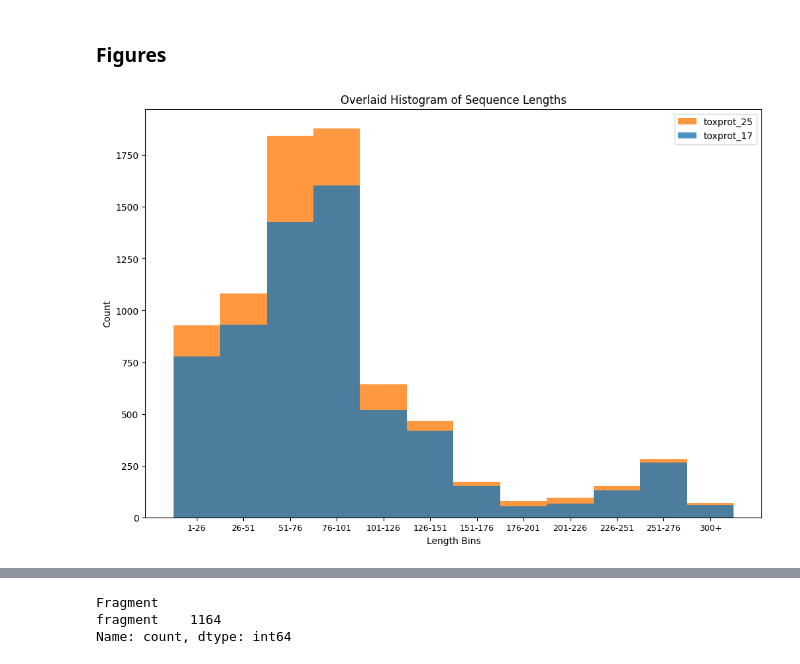
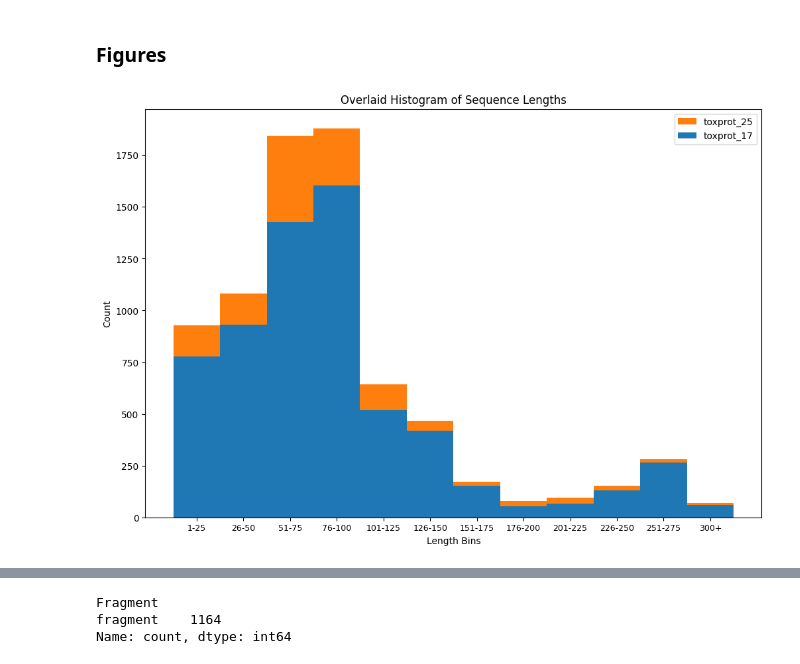
Before and after one commit to tsenoner/toxprot25, a Jupyter notebook: notebook/protfam_figures.ipynb, the cells around one changed output, grey strips where cells are left out. Drawn from its saved outputs; the diff is of its cells as text; code cells hidden in the pictures.

Commit message:
fixed 100 pfam plot, histogram

```diff
--- a/notebook/protfam_figures.ipynb
+++ b/notebook/protfam_figures.ipynb
@@ -82,26 +99,26 @@ Name: count, Length: 304, dtype: int64
 # %%
 bins = np.arange(1, 325, 25)
 
-bin_labels = [f"{start}-{end}" for start, end in zip(bins[:-1], bins[1:])]
+bin_labels = [f"{start}-{end - 1}" for start, end in zip(bins[:-1], bins[1:])]
 bin_labels[-1] = "300+"
 
 lengths_25 = toxprot_25["Length"]
 lengths_17 = toxprot_17["Length"]
 
 plt.figure(figsize=(12, 8))
-plt.hist(lengths_25, bins=bins, alpha=0.8, color=plt.cm.tab10(1), label="toxprot_25")
-plt.hist(lengths_17, bins=bins, alpha=0.8, color=plt.cm.tab10(0), label="toxprot_17")
+plt.hist(lengths_25, bins=bins, color=plt.cm.tab10(1), label="toxprot_25")
+plt.hist(lengths_17, bins=bins, color=plt.cm.tab10(0), label="toxprot_17")
 
 plt.xlabel("Length Bins")
 plt.ylabel("Count")
 plt.title("Overlaid Histogram of Sequence Lengths")
 
 plt.xticks(bins[:-1] + 12.5, bin_labels, fontsize=9)
 
 plt.legend()
 plt.savefig("../figures/overlaid_hist.png", dpi=300)
 
 plt.show()
 plt.close()
 # %% [output]
-[figure, old version]
+[figure, new version]
```
Also changed, not shown: parts of 4 cells of this notebook, 3 other files.
